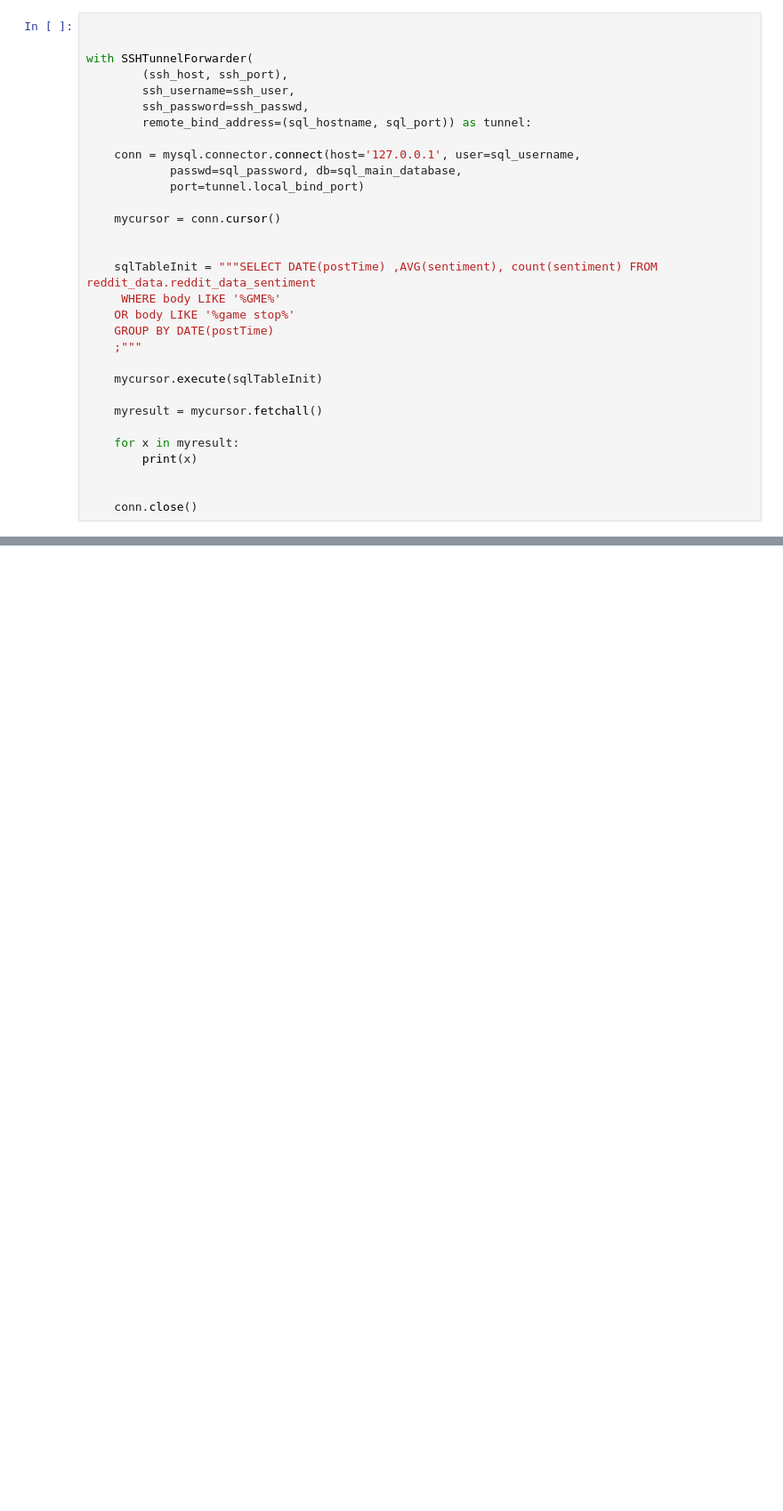
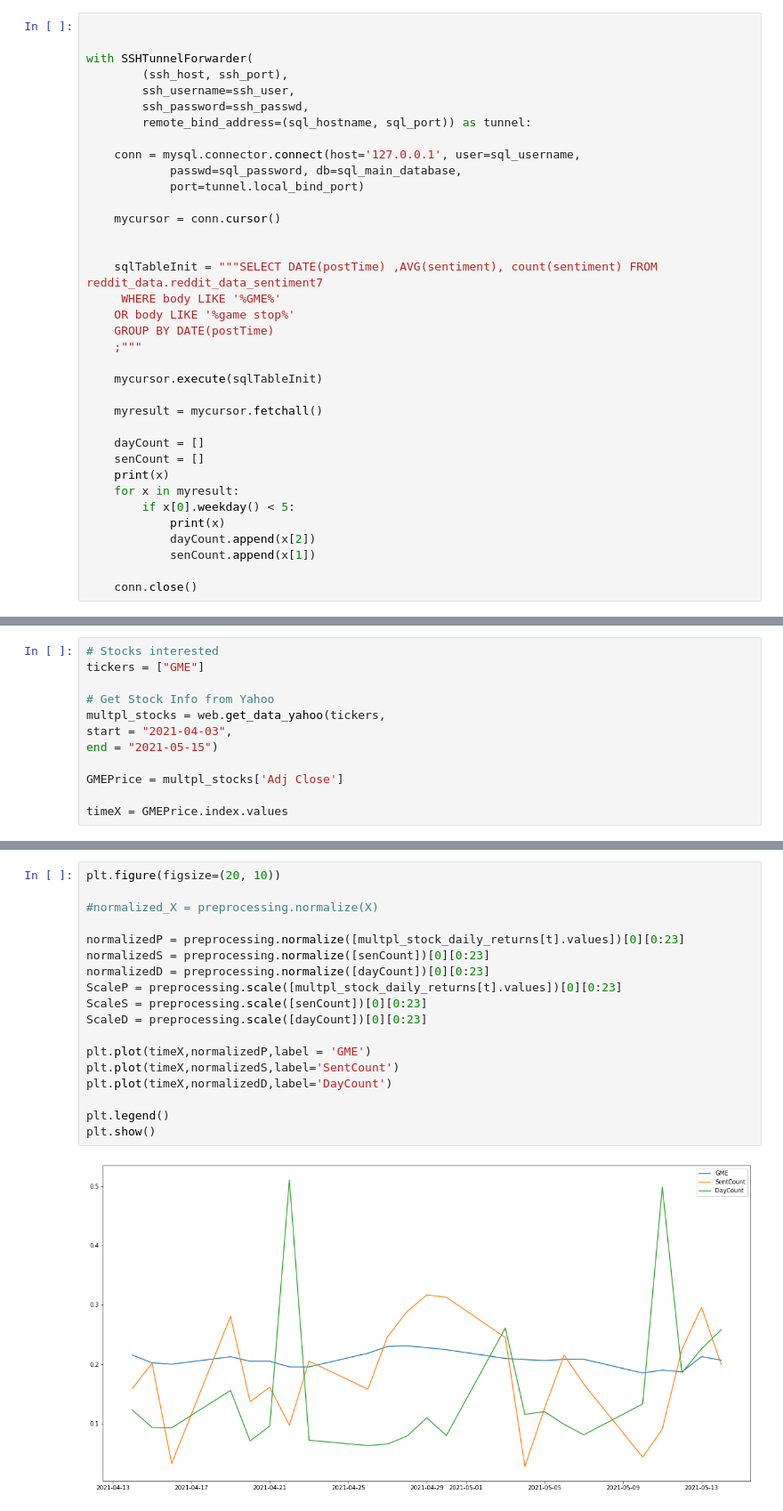
Before and after one commit to PodorCN/StockS, a Jupyter notebook: test.py/GEM Analyst.ipynb, the cells around one changed output, grey strips where cells are left out. Shown: that part at 89% size. Cells and saved outputs as stored; diff of their text form; blank space fills up the shorter version.

```diff
--- a/test.py/GEM Analyst.ipynb
+++ b/test.py/GEM Analyst.ipynb
@@ -33,7 +40,7 @@ with SSHTunnelForwarder(
     mycursor = conn.cursor()
 
 
-    sqlTableInit = """SELECT DATE(postTime) ,AVG(sentiment), count(sentiment) FROM reddit_data.reddit_data_sentiment
+    sqlTableInit = """SELECT DATE(postTime) ,AVG(sentiment), count(sentiment) FROM reddit_data.reddit_data_sentiment7
      WHERE body LIKE '%GME%'
     OR body LIKE '%game stop%'
     GROUP BY DATE(postTime)
@@ -43,9 +50,14 @@ with SSHTunnelForwarder(
 
     myresult = mycursor.fetchall()
 
+    dayCount = []
+    senCount = []
+    print(x)
     for x in myresult:
-        print(x)
-
+        if x[0].weekday() < 5:
+            print(x)
+            dayCount.append(x[2])
+            senCount.append(x[1])
 
     conn.close()
 # %% [output]
@@ -52,0 +101,12 @@ ProgrammingError: 1064 (42000): You have an error in your SQL syntax; check the
+# %%
+# Stocks interested
+tickers = ["GME"]
+
+# Get Stock Info from Yahoo
+multpl_stocks = web.get_data_yahoo(tickers,
+start = "2021-04-03",
+end = "2021-05-15")
+
+GMEPrice = multpl_stocks['Adj Close']
+
+timeX = GMEPrice.index.values
@@ -52,0 +135,20 @@ ProgrammingError: 1064 (42000): You have an error in your SQL syntax; check the
+# %%
+plt.figure(figsize=(20, 10))
+
+#normalized_X = preprocessing.normalize(X)
+
+normalizedP = preprocessing.normalize([multpl_stock_daily_returns[t].values])[0][0:23]
+normalizedS = preprocessing.normalize([senCount])[0][0:23]
+normalizedD = preprocessing.normalize([dayCount])[0][0:23]
+ScaleP = preprocessing.scale([multpl_stock_daily_returns[t].values])[0][0:23]
+ScaleS = preprocessing.scale([senCount])[0][0:23]
+ScaleD = preprocessing.scale([dayCount])[0][0:23]
+
+plt.plot(timeX,normalizedP,label = 'GME')
+plt.plot(timeX,normalizedS,label='SentCount')
+plt.plot(timeX,normalizedD,label='DayCount')
+
+plt.legend()
+plt.show()
+# %% [output]
+[figure, added]
```
Also changed, not shown: parts of 6 cells of this notebook, 1 other file.
